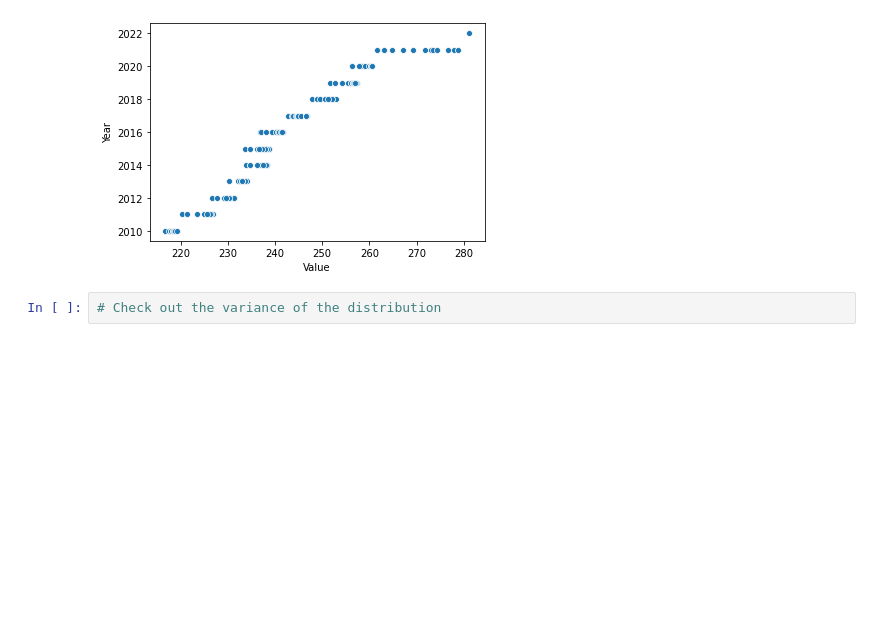
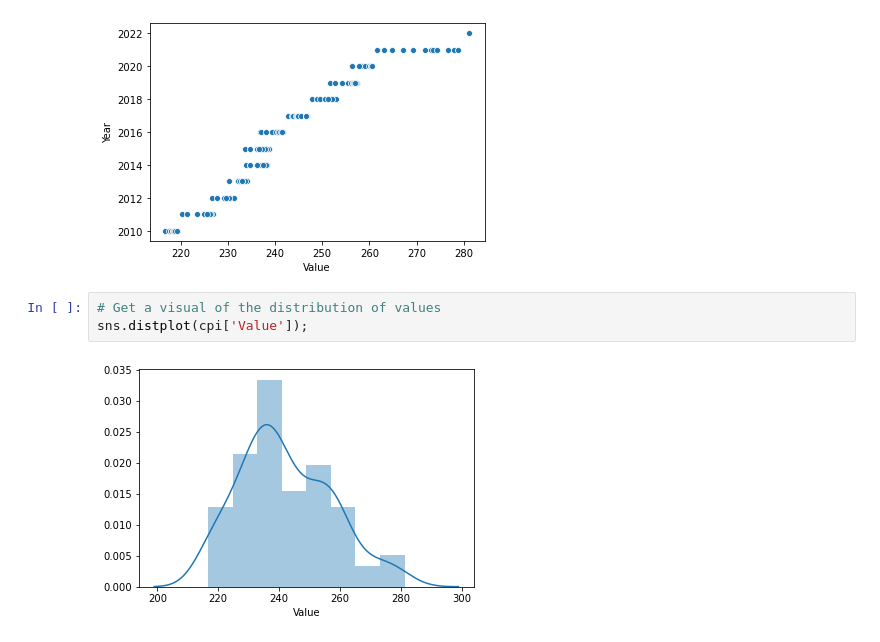
Before and after one commit to techthumb1/bls_project, a Jupyter notebook: notebooks/cpi_analysis_22.ipynb, the cells around one changed output. Saved outputs shown, nothing was run; the diff lists cells and outputs as text; blank space fills up the shorter version.

Commit message:
adding data visualizations and lr

```diff
--- a/notebooks/cpi_analysis_22.ipynb
+++ b/notebooks/cpi_analysis_22.ipynb
@@ -70,5 +70,8 @@ sns.scatterplot(cpi['Period'], cpi['Year']);
 sns.scatterplot(cpi['Value'], cpi['Year']);
 # %% [output]
 [figure]
-# %%
-# Check out the variance of the distribution
+# %%
+# Get a visual of the distribution of values
+sns.distplot(cpi['Value']);
+# %% [output]
+[figure, added]
```
Also changed, not shown: parts of 12 cells of this notebook.
